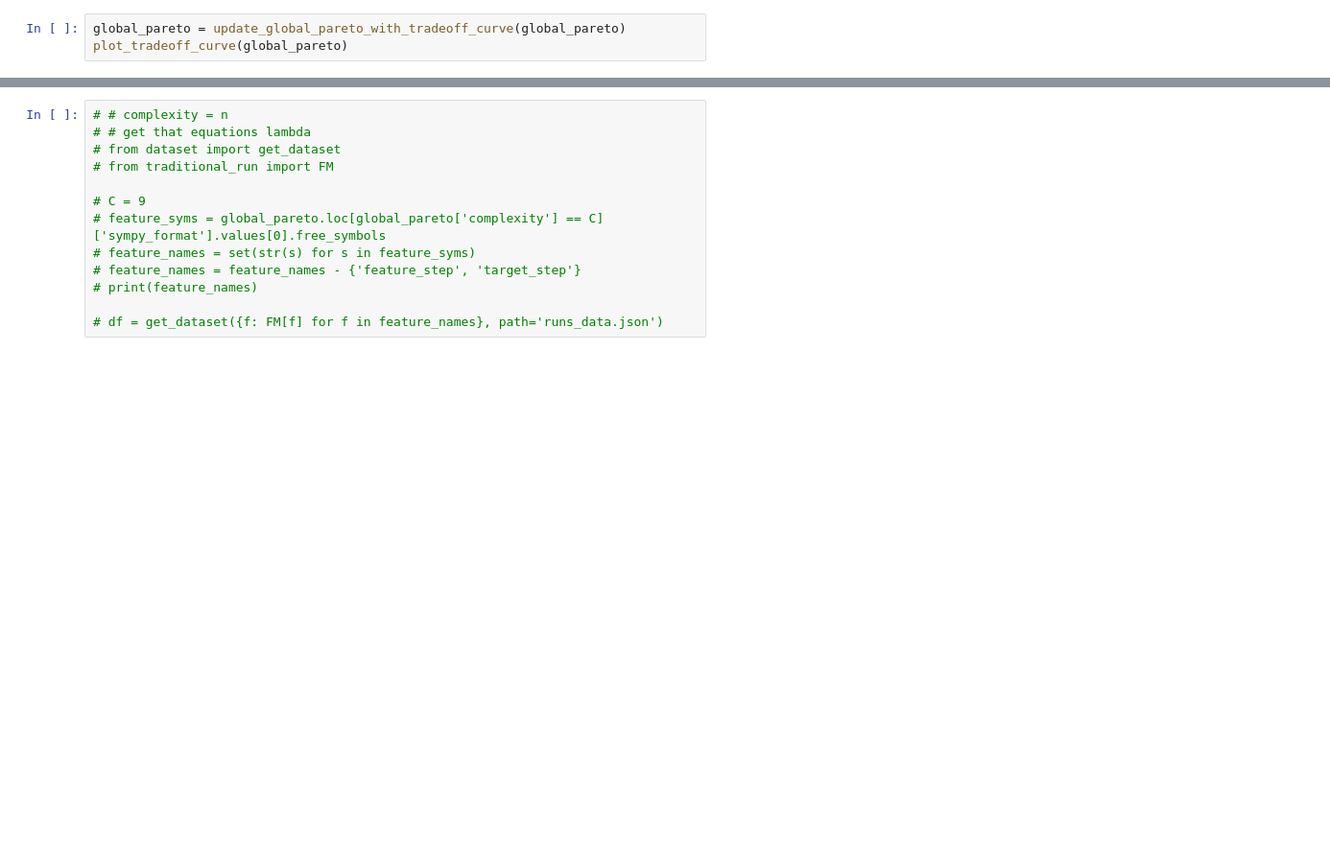
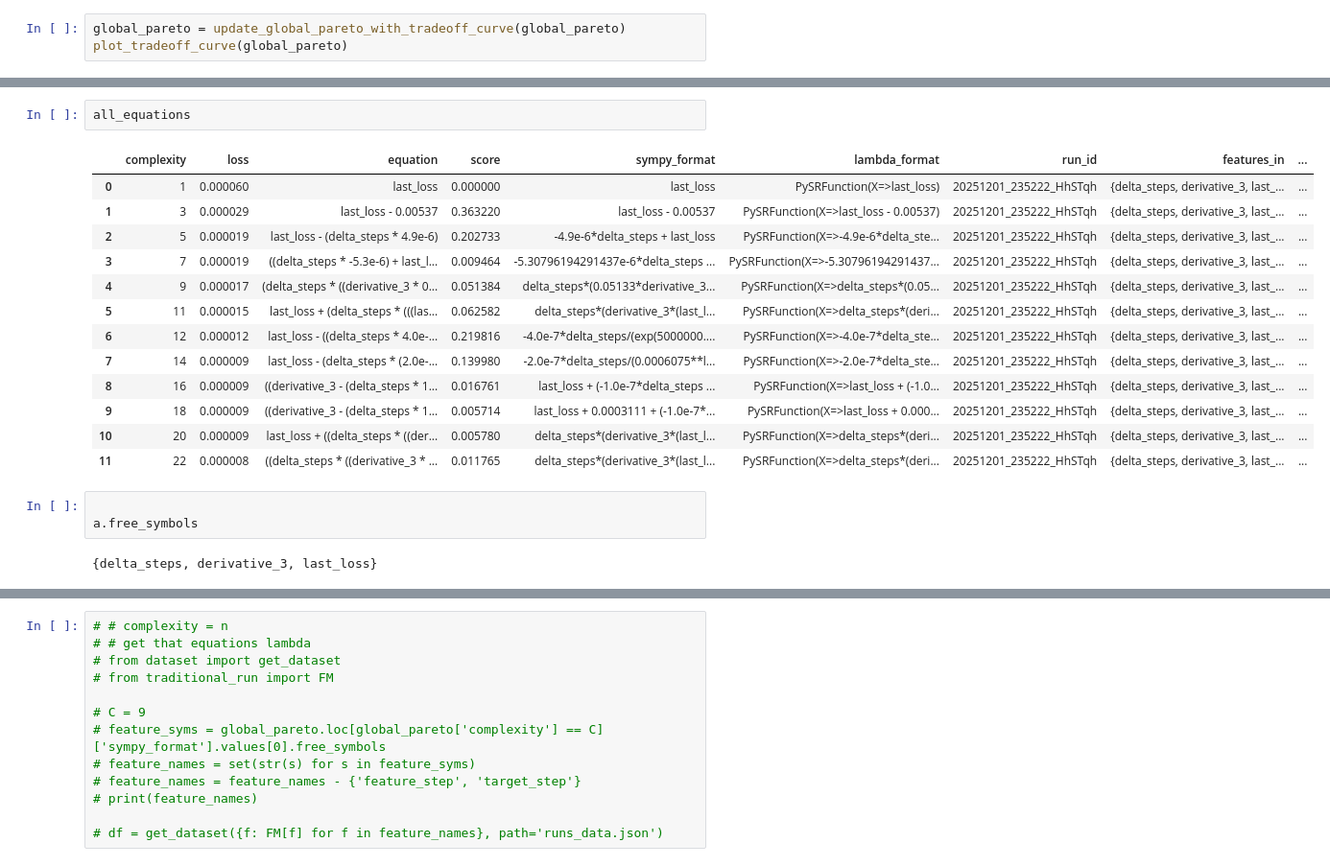
Before and after one commit to daniel-gieseler/early_stop, a Jupyter notebook: src/traditional_dashboard.ipynb, the cells around one changed output, grey strips where cells are left out. Shown at 96% size. Drawn from its saved outputs; the diff is of its cells as text; blank space fills up the shorter version.

```diff
--- a/src/traditional_dashboard.ipynb
+++ b/src/traditional_dashboard.ipynb
@@ -311,0 +246,21 @@ compute_feature_rank_df(all_equations)
+# %%
+all_equations
+# %% [output]
+|  | complexity | loss | equation | score | sympy_format | lambda_format | run_id | features_in | ... |
+| 0 | 1 | 0.000060 | last_loss | 0.000000 | last_loss | PySRFunction(X=>last_loss) | 20251201_235222_HhSTqh | {delta_steps, derivative_3, last_... | ... |
+| 1 | 3 | 0.000029 | last_loss - 0.00537 | 0.363220 | last_loss - 0.00537 | PySRFunction(X=>last_loss - 0.00537) | 20251201_235222_HhSTqh | {delta_steps, derivative_3, last_... | ... |
+| 2 | 5 | 0.000019 | last_loss - (delta_steps * 4.9e-6) | 0.202733 | -4.9e-6*delta_steps + last_loss | PySRFunction(X=>-4.9e-6*delta_ste... | 20251201_235222_HhSTqh | {delta_steps, derivative_3, last_... | ... |
+| 3 | 7 | 0.000019 | ((delta_steps * -5.3e-6) + last_l... | 0.009464 | -5.30796194291437e-6*delta_steps ... | PySRFunction(X=>-5.30796194291437... | 20251201_235222_HhSTqh | {delta_steps, derivative_3, last_... | ... |
+| 4 | 9 | 0.000017 | (delta_steps * ((derivative_3 * 0... | 0.051384 | delta_steps*(0.05133*derivative_3... | PySRFunction(X=>delta_steps*(0.05... | 20251201_235222_HhSTqh | {delta_steps, derivative_3, last_... | ... |
+| 5 | 11 | 0.000015 | last_loss + (delta_steps * (((las... | 0.062582 | delta_steps*(derivative_3*(last_l... | PySRFunction(X=>delta_steps*(deri... | 20251201_235222_HhSTqh | {delta_steps, derivative_3, last_... | ... |
+| 6 | 12 | 0.000012 | last_loss - ((delta_steps * 4.0e-... | 0.219816 | -4.0e-7*delta_steps/(exp(5000000.... | PySRFunction(X=>-4.0e-7*delta_ste... | 20251201_235222_HhSTqh | {delta_steps, derivative_3, last_... | ... |
+| 7 | 14 | 0.000009 | last_loss - (delta_steps * (2.0e-... | 0.139980 | -2.0e-7*delta_steps/(0.0006075**l... | PySRFunction(X=>-2.0e-7*delta_ste... | 20251201_235222_HhSTqh | {delta_steps, derivative_3, last_... | ... |
+| 8 | 16 | 0.000009 | ((derivative_3 - (delta_steps * 1... | 0.016761 | last_loss + (-1.0e-7*delta_steps ... | PySRFunction(X=>last_loss + (-1.0... | 20251201_235222_HhSTqh | {delta_steps, derivative_3, last_... | ... |
+| 9 | 18 | 0.000009 | ((derivative_3 - (delta_steps * 1... | 0.005714 | last_loss + 0.0003111 + (-1.0e-7*... | PySRFunction(X=>last_loss + 0.000... | 20251201_235222_HhSTqh | {delta_steps, derivative_3, last_... | ... |
+| 10 | 20 | 0.000009 | last_loss + ((delta_steps * ((der... | 0.005780 | delta_steps*(derivative_3*(last_l... | PySRFunction(X=>delta_steps*(deri... | 20251201_235222_HhSTqh | {delta_steps, derivative_3, last_... | ... |
+| 11 | 22 | 0.000008 | ((delta_steps * ((derivative_3 * ... | 0.011765 | delta_steps*(derivative_3*(last_l... | PySRFunction(X=>delta_steps*(deri... | 20251201_235222_HhSTqh | {delta_steps, derivative_3, last_... | ... |
+# %%
+
+a.free_symbols
+# %% [output]
+{delta_steps, derivative_3, last_loss}
```
Also changed, not shown: parts of 11 cells of this notebook, 14 other files.
